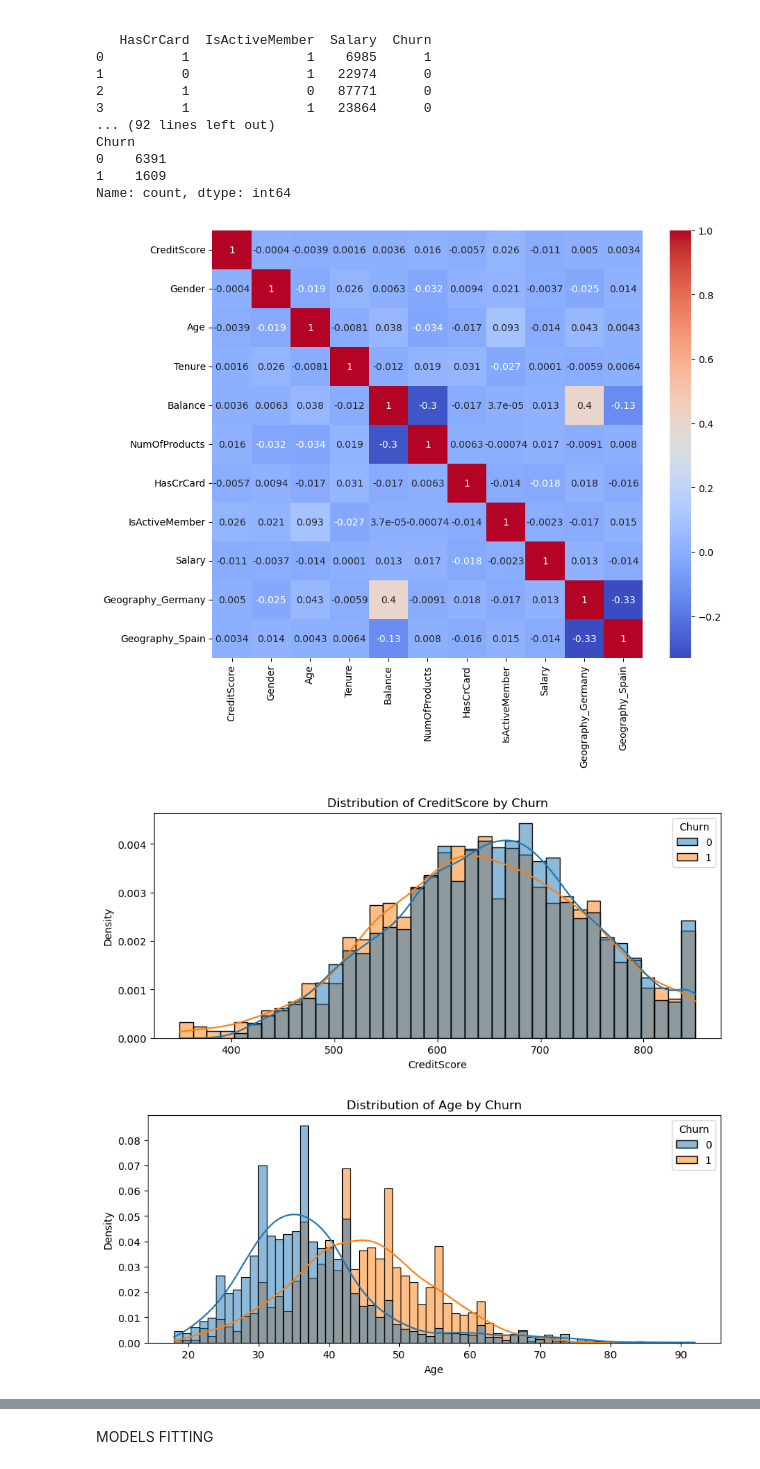
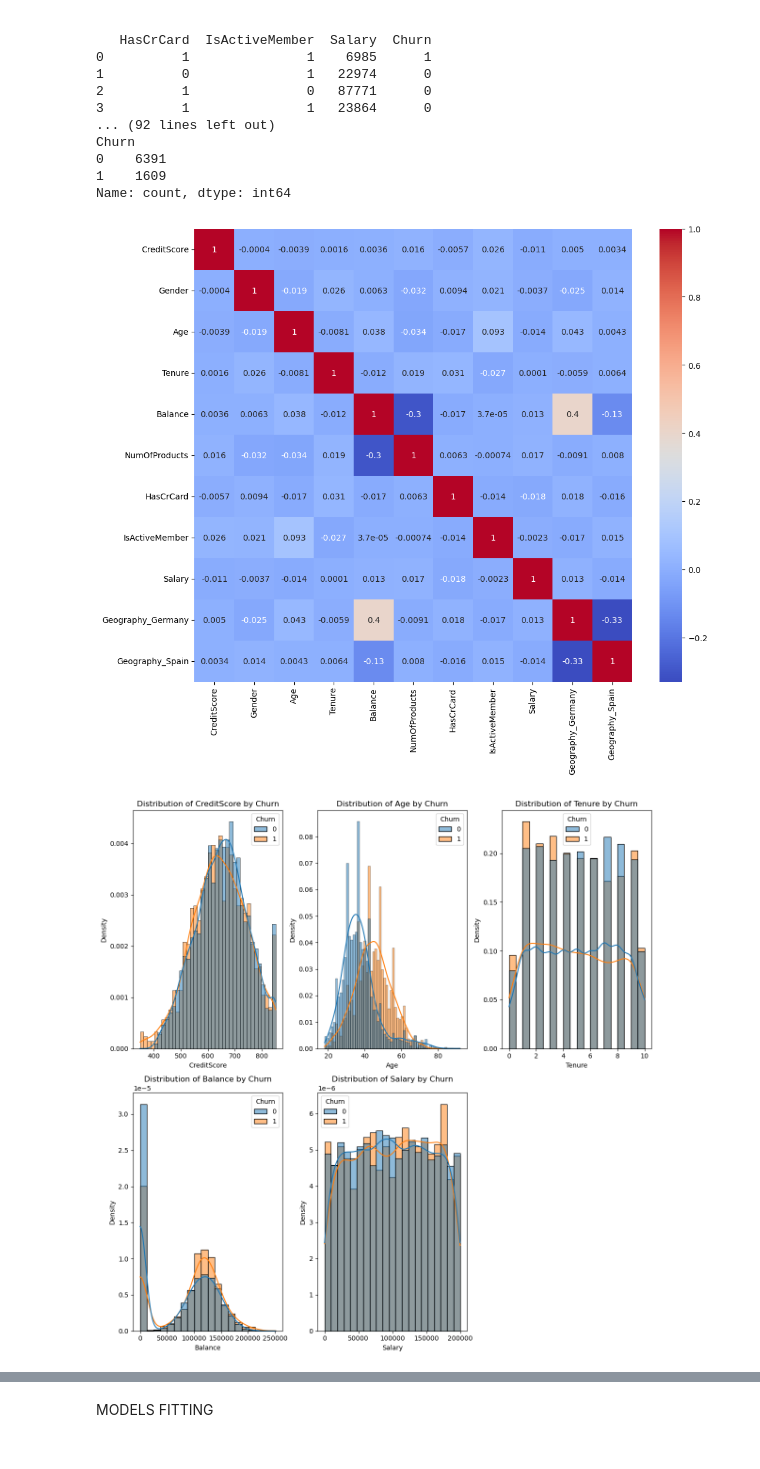
Before and after one commit to marcodeluca-gdl/machine-learning-mobile-phone-operator, a Jupyter notebook: mlProject_mobile_phone_operator.ipynb, the cells around one changed output, grey strips where cells are left out. Drawn from its saved outputs; the diff is of its cells as text; code cells hidden in the pictures.

```diff
--- a/mlProject_mobile_phone_operator.ipynb
+++ b/mlProject_mobile_phone_operator.ipynb
@@ -99,24 +99,29 @@ Name: count, dtype: int64
 # %%
 # correlation matrix
 corr = X.corr()
-plt.figure(figsize=(10, 8))
+plt.figure(figsize=(12, 10))
 sns.heatmap(corr, annot=True, cmap="coolwarm")
 plt.show()
 
-# distribution plots
-for col in ["CreditScore", "Age", "Tenure", "Balance", "Salary"]:
-    plt.figure(figsize=(10, 4))
+# Plot all distributions together
+fig, axes = plt.subplots(2, 3, figsize=(12, 12))
+axes = axes.flatten()
+
+for idx, col in enumerate(["CreditScore", "Age", "Tenure", "Balance", "Salary"]):
     sns.histplot(
         data=df,
         x=col,
         hue="Churn",
         kde=True,
         stat="density",
         common_norm=False,
+        ax=axes[idx]
     )
-    plt.title(f"Distribution of {col} by Churn")
-    plt.show()
+    axes[idx].set_title(f"Distribution of {col} by Churn")
+
+axes[-1].remove()  # Remove the extra subplot
+plt.tight_layout()
+plt.show()
 # %% [output]
-[figure, old version]
+[figure, new version]
-[figure, old version]
+[figure, new version]
-[figure, removed]
```
Also changed, not shown: parts of 6 cells of this notebook, 2 other files.
